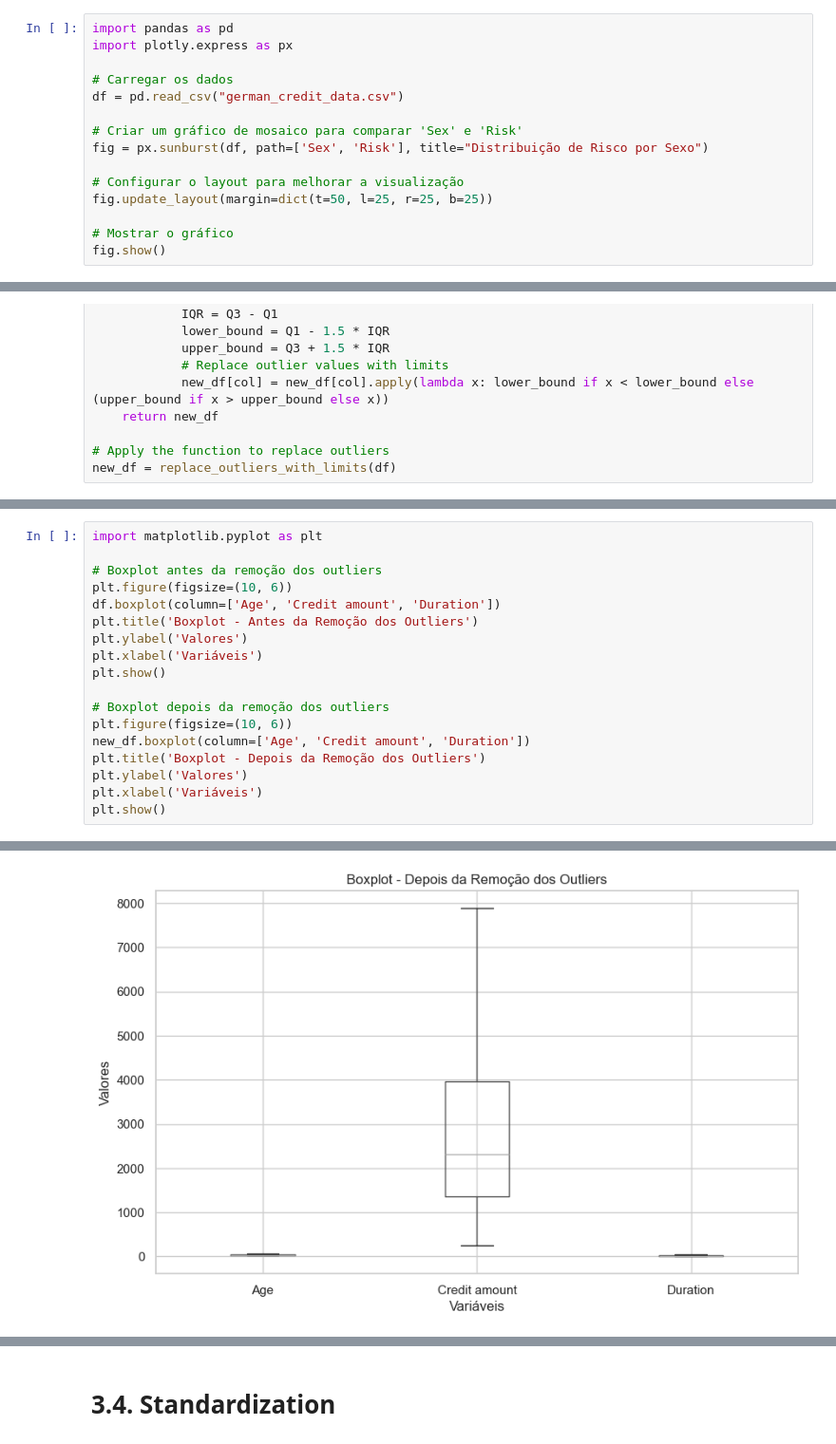
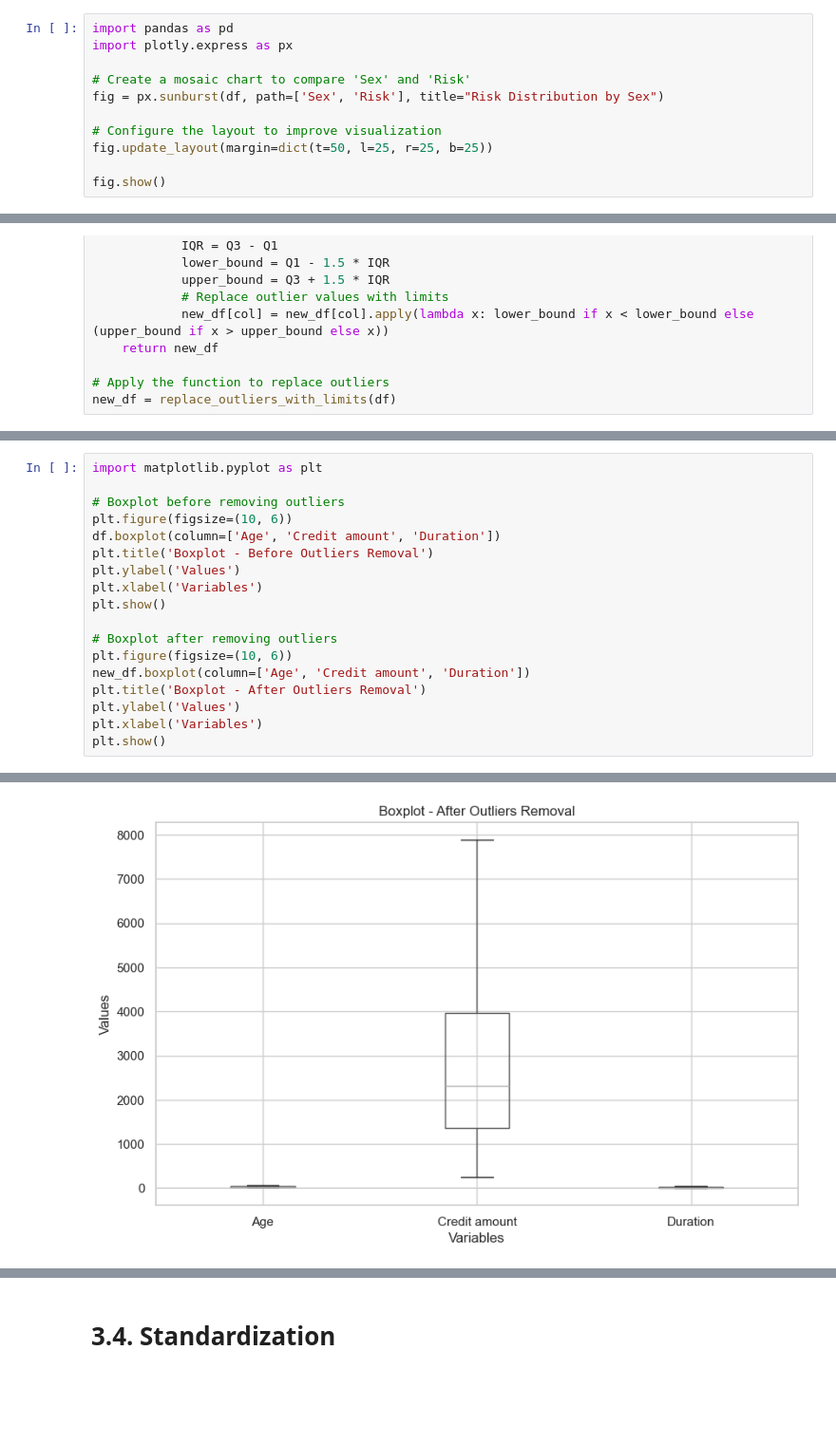
Before and after one commit to CCT-Dublin/capstone-project-feb-2024-ft-Marluce2906, a Jupyter notebook: MarluceTacianaBora_StratThink_HDipData_CA2.ipynb, the cells around one changed output, grey strips where cells are left out. Shown at 95% size. Drawn from its saved outputs; the diff is of its cells as text; blank space fills up the shorter version.

```diff
--- a/MarluceTacianaBora_StratThink_HDipData_CA2.ipynb
+++ b/MarluceTacianaBora_StratThink_HDipData_CA2.ipynb
@@ -464,16 +460,12 @@ Visualizando Comparison of Sex and Risk
 import pandas as pd
 import plotly.express as px
 
-# Carregar os dados
-df = pd.read_csv("german_credit_data.csv")
+# Create a mosaic chart to compare 'Sex' and 'Risk'
+fig = px.sunburst(df, path=['Sex', 'Risk'], title="Risk Distribution by Sex")
 
-# Criar um gráfico de mosaico para comparar 'Sex' e 'Risk'
-fig = px.sunburst(df, path=['Sex', 'Risk'], title="Distribuição de Risco por Sexo")
-
-# Configurar o layout para melhorar a visualização
+# Configure the layout to improve visualization
 fig.update_layout(margin=dict(t=50, l=25, r=25, b=25))
 
-# Mostrar o gráfico
 fig.show()
 # %% [output]
 [interactive output not drawn]
@@ -650,19 +642,19 @@ Essas mudanças nas estatísticas descritivas refletem o impacto do tratamento d
 # %%
 import matplotlib.pyplot as plt
 
-# Boxplot antes da remoção dos outliers
+# Boxplot before removing outliers
 plt.figure(figsize=(10, 6))
 df.boxplot(column=['Age', 'Credit amount', 'Duration'])
-plt.title('Boxplot - Antes da Remoção dos Outliers')
-plt.ylabel('Valores')
-plt.xlabel('Variáveis')
+plt.title('Boxplot - Before Outliers Removal')
+plt.ylabel('Values')
+plt.xlabel('Variables')
 plt.show()
 
-# Boxplot depois da remoção dos outliers
+# Boxplot after removing outliers
 plt.figure(figsize=(10, 6))
 new_df.boxplot(column=['Age', 'Credit amount', 'Duration'])
-plt.title('Boxplot - Depois da Remoção dos Outliers')
-plt.ylabel('Valores')
-plt.xlabel('Variáveis')
+plt.title('Boxplot - After Outliers Removal')
+plt.ylabel('Values')
+plt.xlabel('Variables')
 plt.show()
 # %% [output]
@@ -670,2 +662,2 @@ plt.show()
-[figure, old version]
+[figure, new version]
 # %%
```
Also changed, not shown: parts of 66 cells of this notebook.
